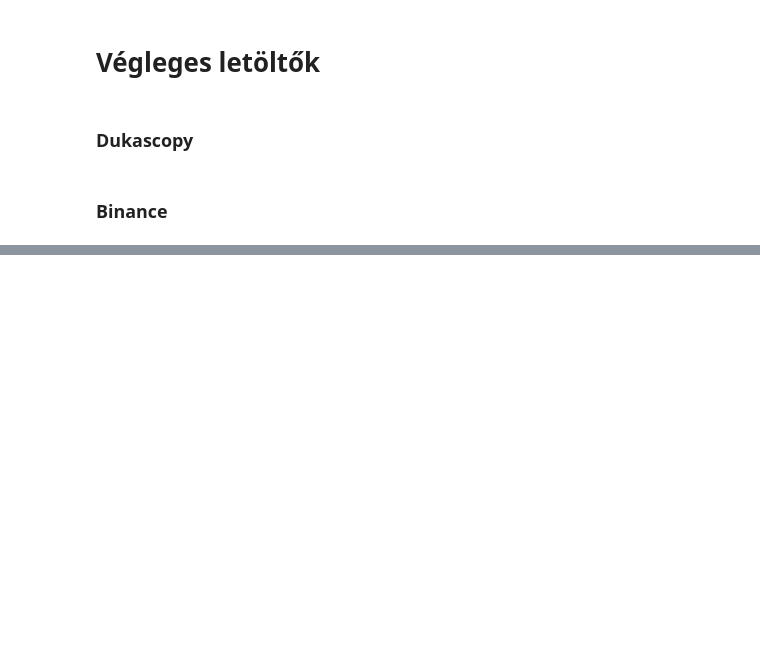
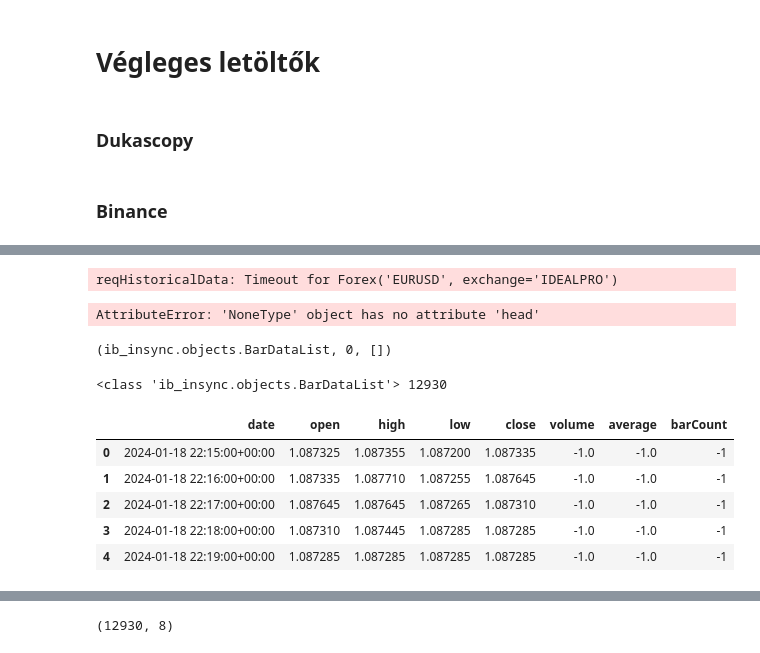
Before and after one commit to tamaskristok/on_lab_v2, a Jupyter notebook: labor.ipynb, the cells around one changed output, grey strips where cells are left out. Cells and saved outputs as stored; diff of their text form; code cells hidden in the pictures; blank space fills up the shorter version.

```diff
--- a/labor.ipynb
+++ b/labor.ipynb
@@ -2446,0 +3169,14 @@ dukascopy_plan = [
+# %%
+from ib_insync import IB
+
+ib = IB()
+
+ib.connect(
+    host="host.docker.internal",
+    port=7497,
+    clientId=2,
+    readonly=True,
+    timeout=10,
+)
+
+print("connected:", ib.isConnected())
@@ -2446,0 +3209,7 @@ dukascopy_plan = [
+# %%
+from ib_insync import Forex
+
+contract = Forex("EURUSD")
+details = ib.reqContractDetails(contract)
+
+len(details), details[:3]
@@ -2446,0 +3344,46 @@ dukascopy_plan = [
+# %%
+bars = ib.reqHistoricalData(
+    contract,
+    endDateTime="20240201 00:00:00 UTC",
+    durationStr="1 M",
+    barSizeSetting="1 min",
+    whatToShow="MIDPOINT",
+    useRTH=False,
+    formatDate=2,
+)
+
+df = util.df(bars)
+df.head(), df.tail(), df.shape
+# %% [output]
+reqHistoricalData: Timeout for Forex('EURUSD', exchange='IDEALPRO')
+AttributeError: 'NoneType' object has no attribute 'head'
+# %%
+type(bars), len(bars), bars
+# %% [output]
+(ib_insync.objects.BarDataList, 0, [])
+# %%
+bars = ib.reqHistoricalData(
+    contract,
+    endDateTime="20240201 00:00:00 UTC",
+    durationStr="2 W",
+    barSizeSetting="1 min",
+    whatToShow="MIDPOINT",
+    useRTH=False,
+    formatDate=2,
+)
+
+print(type(bars), len(bars))
+
+df = util.df(bars)
+if df is not None:
+    display(df.head())
+    display(df.tail())
+    print(df.shape)
+# %% [output]
+<class 'ib_insync.objects.BarDataList'> 12930
+|  | date | open | high | low | close | volume | average | barCount |
+| 0 | 2024-01-18 22:15:00+00:00 | 1.087325 | 1.087355 | 1.087200 | 1.087335 | -1.0 | -1.0 | -1 |
+| 1 | 2024-01-18 22:16:00+00:00 | 1.087335 | 1.087710 | 1.087255 | 1.087645 | -1.0 | -1.0 | -1 |
+| 2 | 2024-01-18 22:17:00+00:00 | 1.087645 | 1.087645 | 1.087265 | 1.087310 | -1.0 | -1.0 | -1 |
+| 3 | 2024-01-18 22:18:00+00:00 | 1.087310 | 1.087445 | 1.087285 | 1.087285 | -1.0 | -1.0 | -1 |
+| 4 | 2024-01-18 22:19:00+00:00 | 1.087285 | 1.087285 | 1.087285 | 1.087285 | -1.0 | -1.0 | -1 |
@@ -2446,0 +3396 @@ dukascopy_plan = [
+(12930, 8)
```
Also changed, not shown: parts of 47 cells of this notebook, 14 other files.
